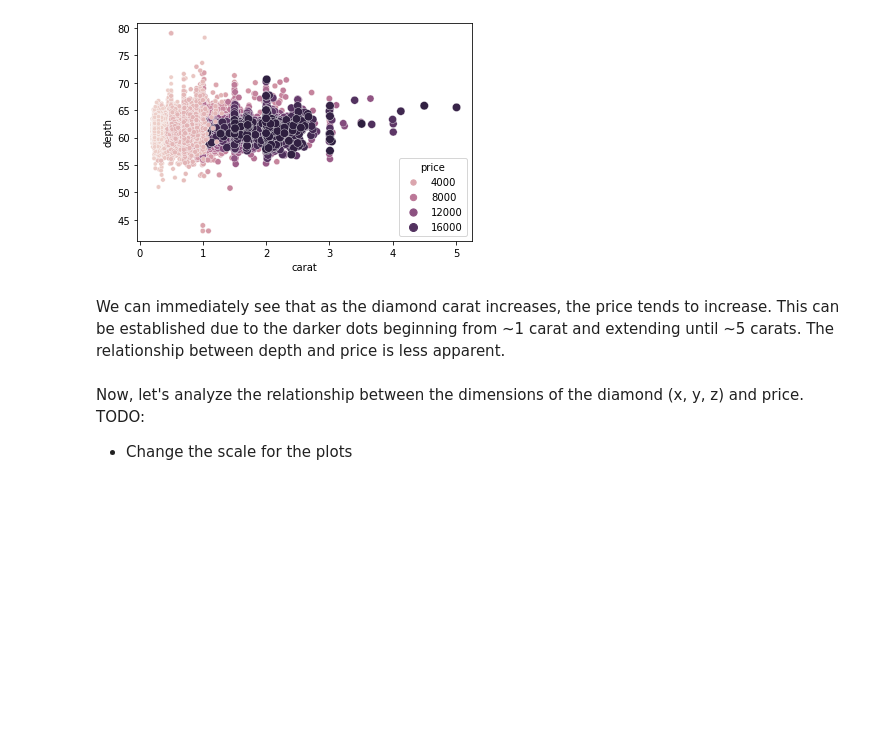
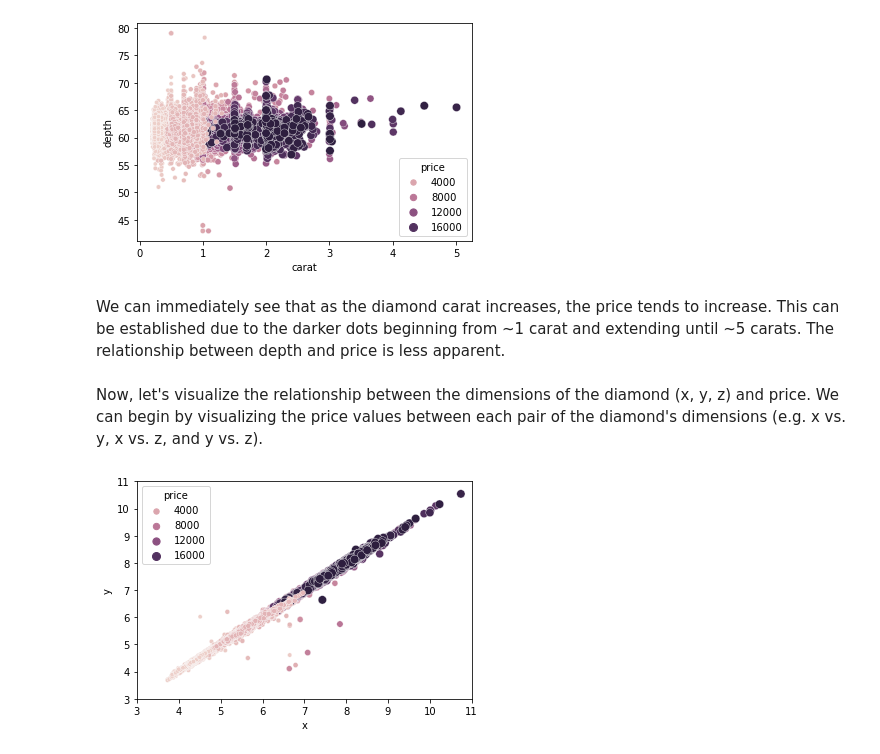
Before and after one commit to ahaldankar-vt/ahaldankar-vt.github.io, a Jupyter notebook: SampleBlog/posts/regression/index.ipynb, the cells around one changed output. Drawn from its saved outputs; the diff is of its cells as text; code cells hidden in the pictures; blank space fills up the shorter version.

```diff
--- a/SampleBlog/posts/regression/index.ipynb
+++ b/SampleBlog/posts/regression/index.ipynb
@@ -172,7 +172,11 @@ ax = sns.scatterplot(data=diamonds, x="carat", y="depth", hue="price", size="pri
 # %% [markdown]
 We can immediately see that as the diamond carat increases, the price tends to increase. This can be established due to the darker dots beginning from ~1 carat and extending until ~5 carats. The relationship between depth and price is less apparent.
 # %% [markdown]
-Now, let's analyze the relationship between the dimensions of the diamond (x, y, z) and price.
-TODO:
-- Change the scale for the plots
+Now, let's visualize the relationship between the dimensions of the diamond (x, y, z) and price. We can begin by visualizing the price values between each pair of the diamond's dimensions (e.g. x vs. y, x vs. z, and y vs. z).
+# %%
+ax = sns.scatterplot(data=diamonds, x="x", y="y", hue="price", size="price")
+ax.set_ylim(ymin=3,ymax=11);
+ax.set_xlim(xmin=3, xmax=11);
+# %% [output]
+[figure, added]
 # %%
```
Also changed, not shown: parts of 12 cells of this notebook.
